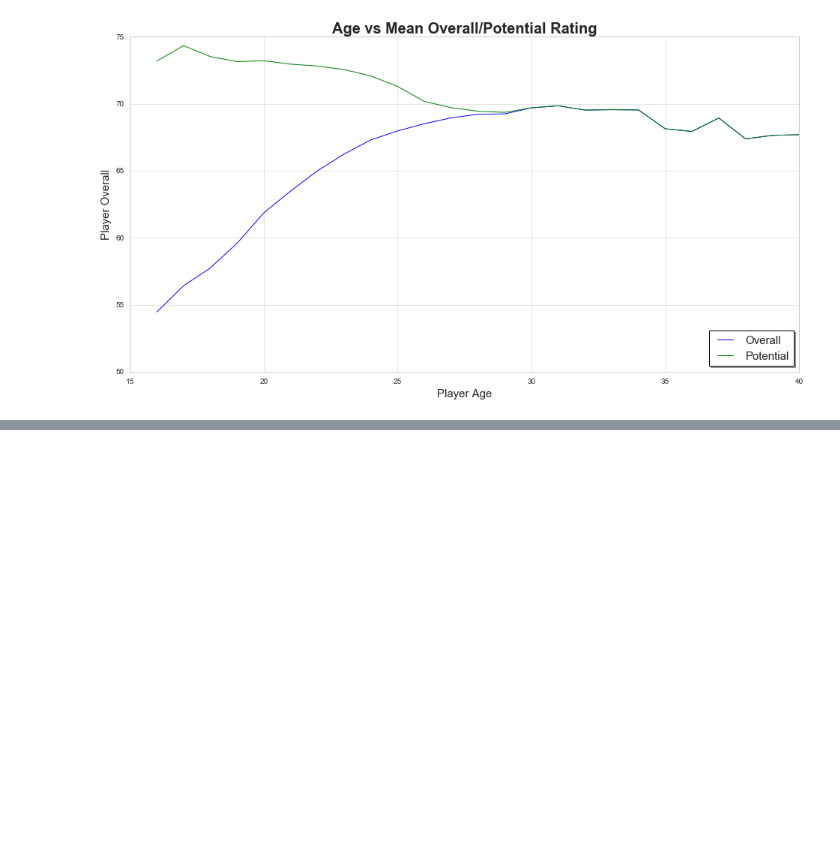
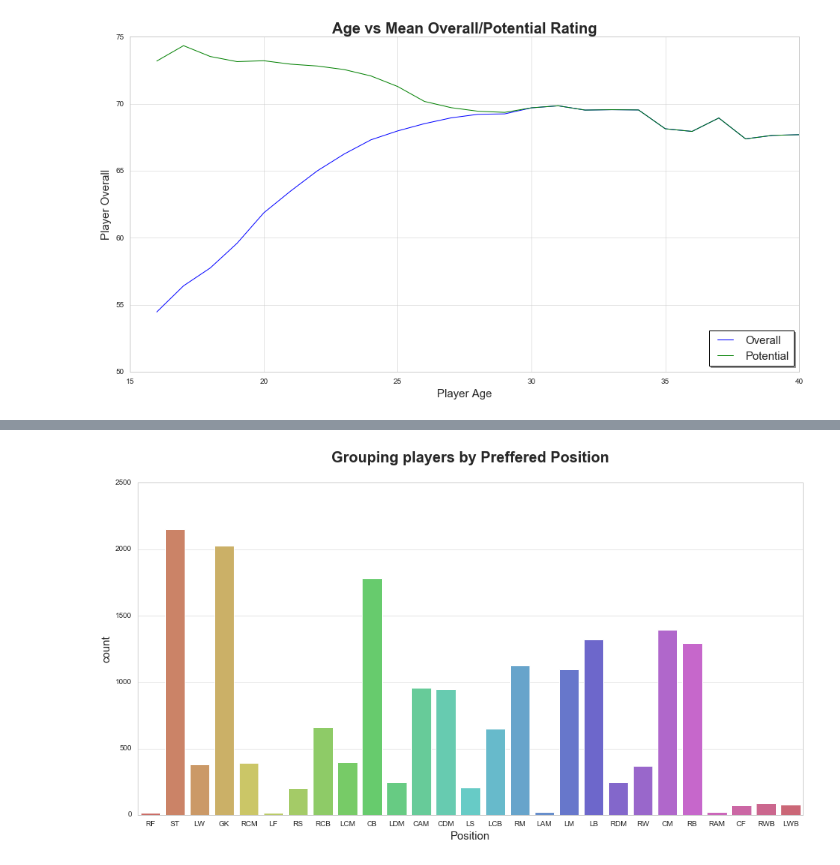
Before and after one commit to AustinYanghc/Python-ILP, a Jupyter notebook: FIFA 19.ipynb, the cells around one changed output, grey strips where cells are left out. Cells and saved outputs as stored; diff of their text form; code cells hidden in the pictures; blank space fills up the shorter version.

```diff
--- a/FIFA 19.ipynb
+++ b/FIFA 19.ipynb
@@ -148,0 +164,10 @@ plt.show()
+# %%
+plt.figure(figsize=(16,8))
+sns.set_style("whitegrid")
+plt.title('Grouping players by Preffered Position', fontsize=20, fontweight='bold', y=1.05,)
+plt.xlabel('Number of players', fontsize=15)
+plt.ylabel('Players Age', fontsize=15)
+sns.countplot(x="Position", data=dataset, palette="hls");
+plt.show()
+# %% [output]
+[figure, added]
```
Also changed, not shown: parts of 5 cells of this notebook.
